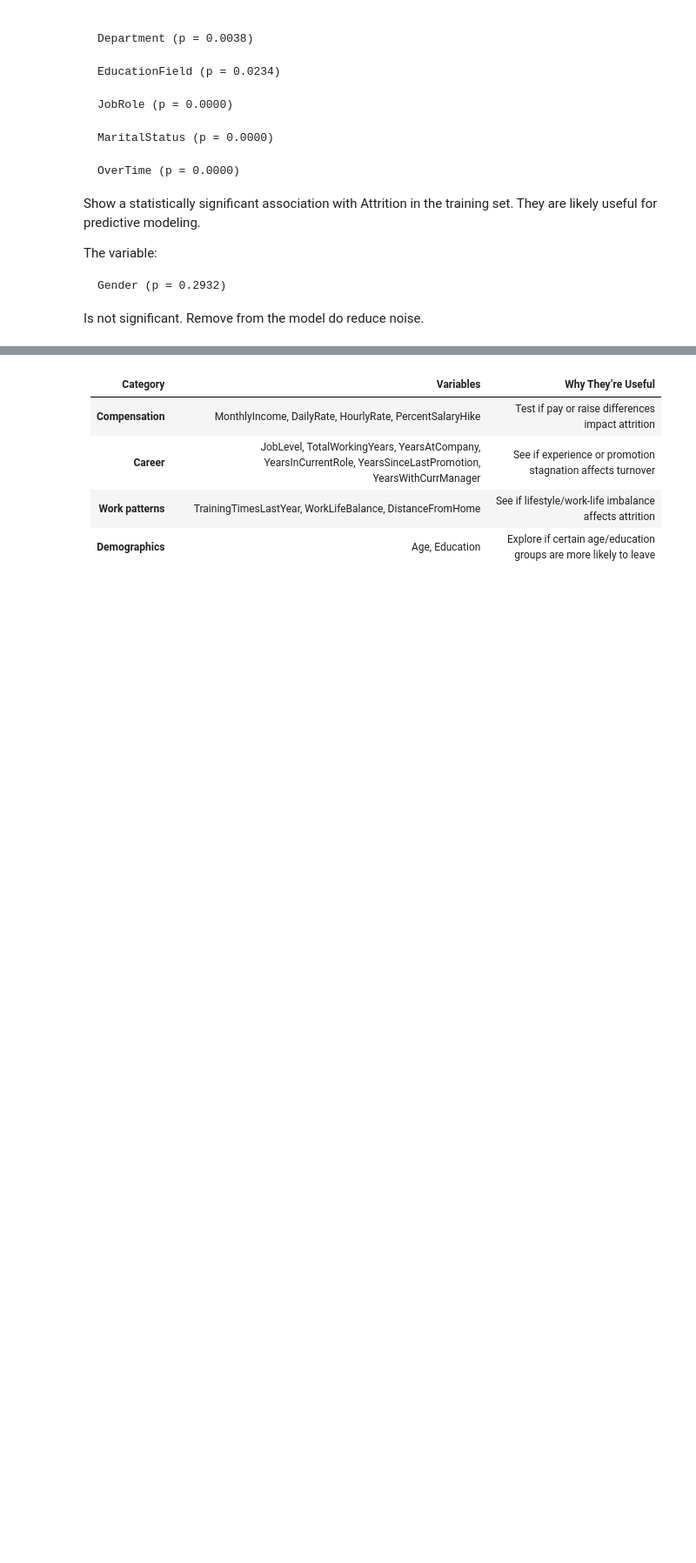
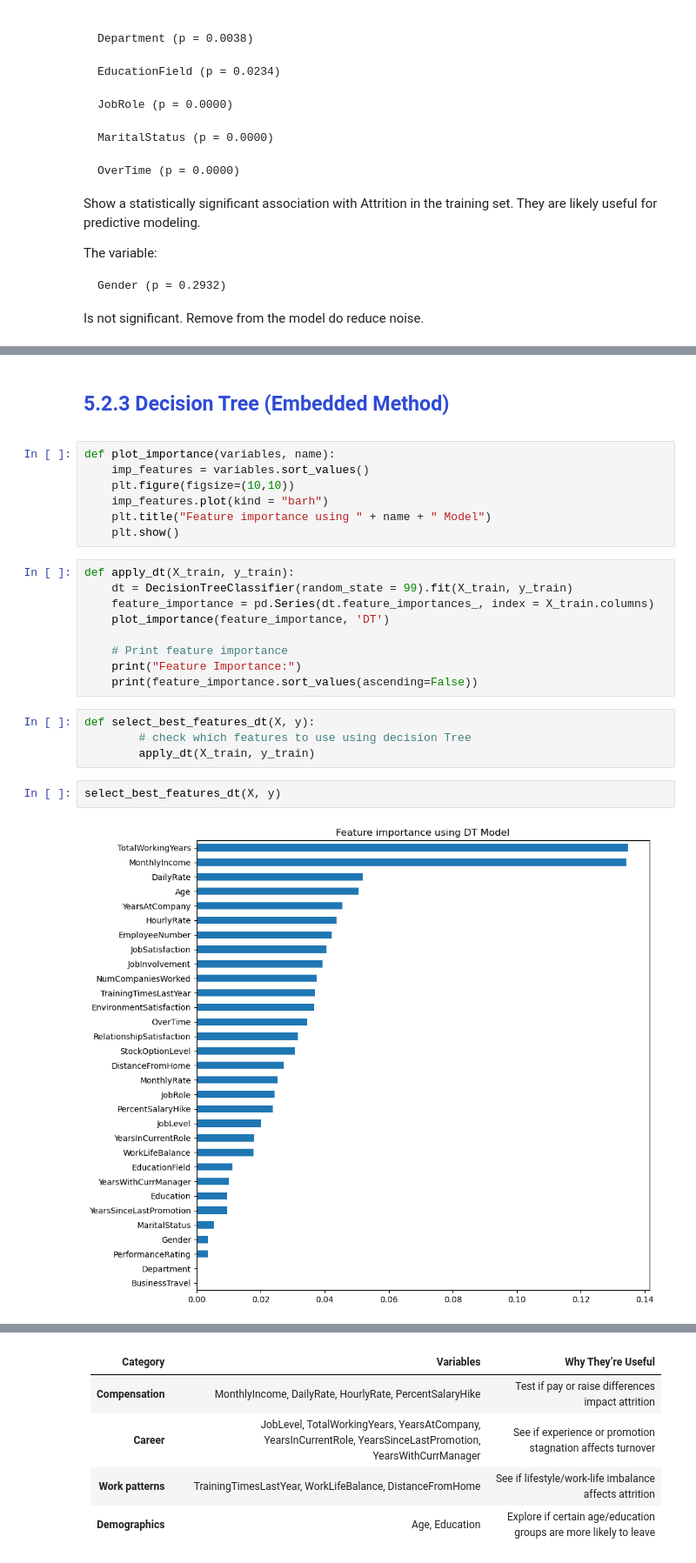
Before and after one commit to deboratcruz11/bootcamp, a Jupyter notebook: HR_Attrition.ipynb, the cells around one changed output, grey strips where cells are left out. Shown at 87% size. Drawn from its saved outputs; the diff is of its cells as text; blank space fills up the shorter version.

Commit message:
Feature Selection

```diff
--- a/HR_Attrition.ipynb
+++ b/HR_Attrition.ipynb
@@ -972,0 +1096,31 @@ Is not significant. Remove from the model do reduce noise.
+# %% [markdown]
+<a class="anchor" id="2nd-bullet">
+
+
+<font color = '#2f4bd6ff'>
+
+## **5.2.3 Decision Tree (Embedded Method)** </font></a>
+# %%
+def plot_importance(variables, name):
+    imp_features = variables.sort_values()
+    plt.figure(figsize=(10,10))
+    imp_features.plot(kind = "barh")
+    plt.title("Feature importance using " + name + " Model")
+    plt.show()
+# %%
+def apply_dt(X_train, y_train):
+    dt = DecisionTreeClassifier(random_state = 99).fit(X_train, y_train)
+    feature_importance = pd.Series(dt.feature_importances_, index = X_train.columns)
+    plot_importance(feature_importance, 'DT')
+
+    # Print feature importance
+    print("Feature Importance:")
+    print(feature_importance.sort_values(ascending=False))
+# %%
+def select_best_features_dt(X, y):
+        # check which features to use using decision Tree
+        apply_dt(X_train, y_train)
+# %%
+select_best_features_dt(X, y)
+# %% [output]
+[figure, added]
```
Also changed, not shown: parts of 26 cells of this notebook.
